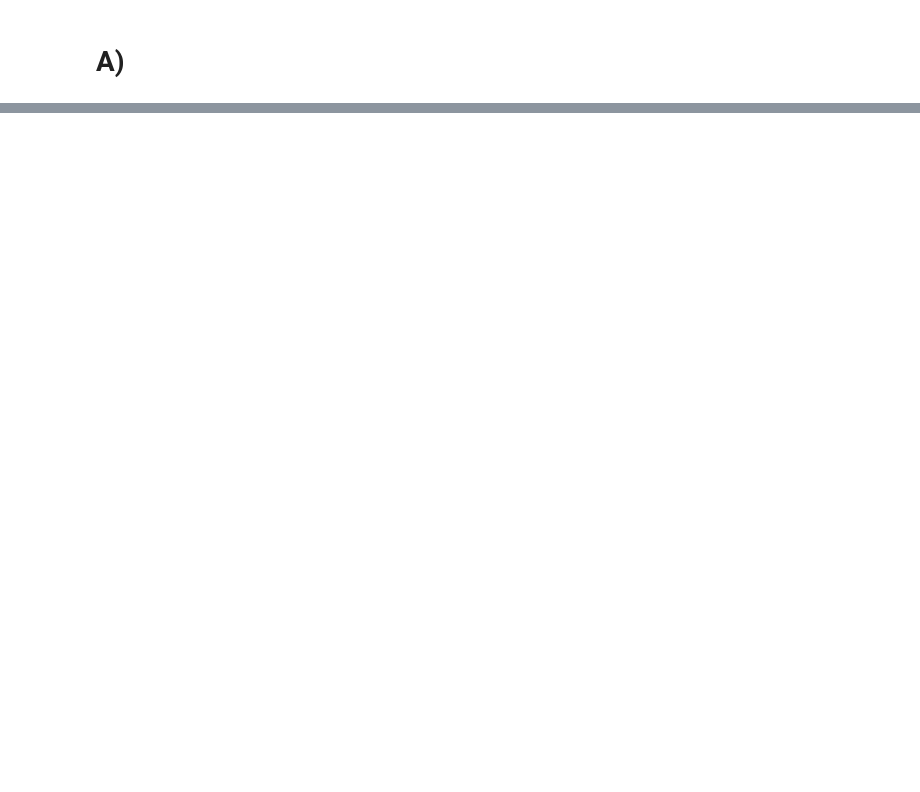
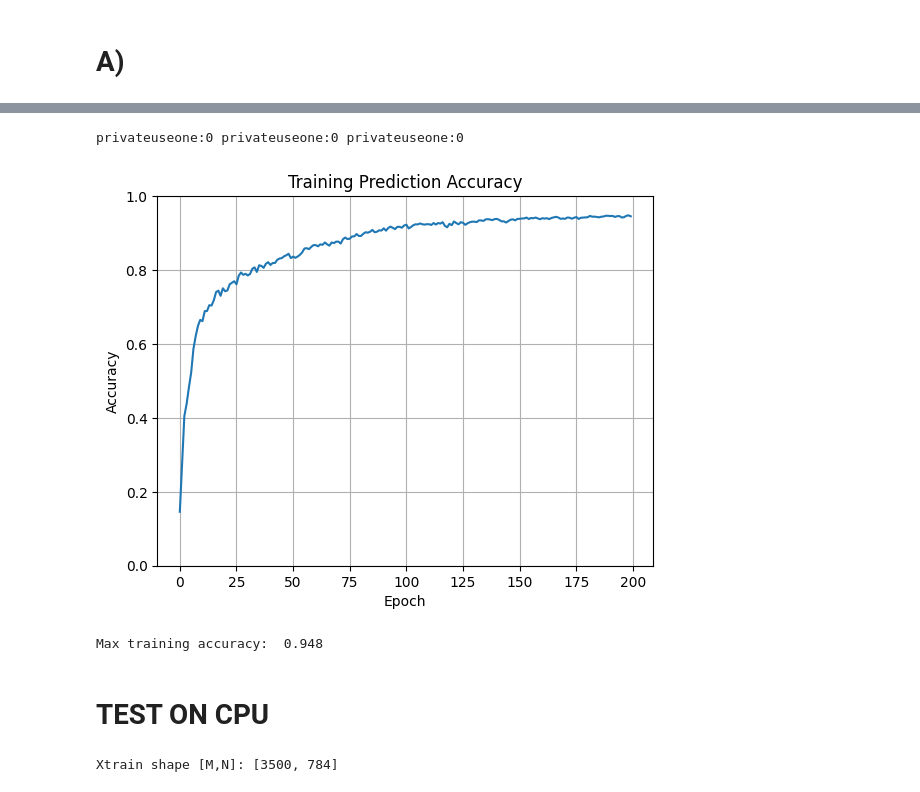
Before and after one commit to KasperMollerHansen/DeepLearning, a Jupyter notebook: thomas/Week2.ipynb, the cells around one changed output, grey strips where cells are left out. Drawn from its saved outputs; the diff is of its cells as text; code cells hidden in the pictures; blank space fills up the shorter version.

```diff
--- a/thomas/Week2.ipynb
+++ b/thomas/Week2.ipynb
@@ -57,0 +257,19 @@ AttributeError: module 'sklearn' has no attribute 'model_selection'
+# %%
+# Making a neural network
+class logRegression_10_net2(nn.Module):
+    def __init__(self):
+        super().__init__()
+        self.linear1 = nn.Linear(784, 100, bias=True)
+        self.linear2 = nn.Linear(100, 50, bias=True)
+        self.linear3 = nn.Linear(50, 10, bias=True)
+        self.softmax = nn.Softmax(dim=0)
+        self.ReLu = nn.ReLU()
+    def forward(self,x):
+        x = self.linear1(x)
+        x = self.ReLu(x)
+        x = self.linear2(x)
+        x = self.ReLu(x)
+        x = self.linear3(x)
+        m = nn.Softmax(dim=0)
+        x = m(x)
+        return torch.squeeze(x)
@@ -57,0 +339,53 @@ AttributeError: module 'sklearn' has no attribute 'model_selection'
+# %%
+print(y_pred.device, ybatch.device, loss.device)
+# %% [output]
+privateuseone:0 privateuseone:0 privateuseone:0
+# %%
+# Move accuracy tensor to CPU and convert to NumPy array
+accuracy_cpu = accuracy.cpu().numpy()
+
+# Plot training accuracy
+plt.plot(accuracy_cpu)
+plt.title('Training Prediction Accuracy')
+plt.xlabel('Epoch')
+plt.ylabel('Accuracy')
+plt.grid()
+plt.ylim([0, 1])
+plt.show()  # Display the plot
+
+# Print maximum training accuracy
+print('Max training accuracy: ', np.max(accuracy_cpu))
+# %% [output]
+[figure, added]
+Max training accuracy:  0.948
+# %% [markdown]
+# TEST ON CPU
+# %%
+# Set device to CPU
+device = torch.device('cpu')
+
+# Load data again
+X,y = mnist_data()
+# Create test and training data :
+Xtrain,Xtest,ytrain,ytest=sklearn.model_selection.train_test_split(X,y,test_size=0.3,shuffle=True)
+
+# Convert data to PyTorch tensors
+Xtrain_tensor = torch.tensor(Xtrain).float()
+Xtest_tensor = torch.tensor(Xtest).float()
+ytrain_tensor = torch.tensor(ytrain).float()
+ytest_tensor = torch.tensor(ytest).float()
+
+# Move tensors to GPU
+Xtrain_tensor = Xtrain_tensor.to(device)
+Xtest_tensor = Xtest_tensor.to(device)
+ytrain_tensor = ytrain_tensor.to(device)
+ytest_tensor = ytest_tensor.to(device)
+
+# Transform into pytorch datasets;
+trainDataset = torch.utils.data.TensorDataset(Xtrain_tensor, ytrain_tensor)
+testDataset = torch.utils.data.TensorDataset(Xtest_tensor, ytest_tensor)
+
+M,N = Xtrain.shape
+print('Xtrain shape [M,N]:',[M,N])
+# %% [output]
+Xtrain shape [M,N]: [3500, 784]
```
Also changed, not shown: parts of 19 cells of this notebook.
